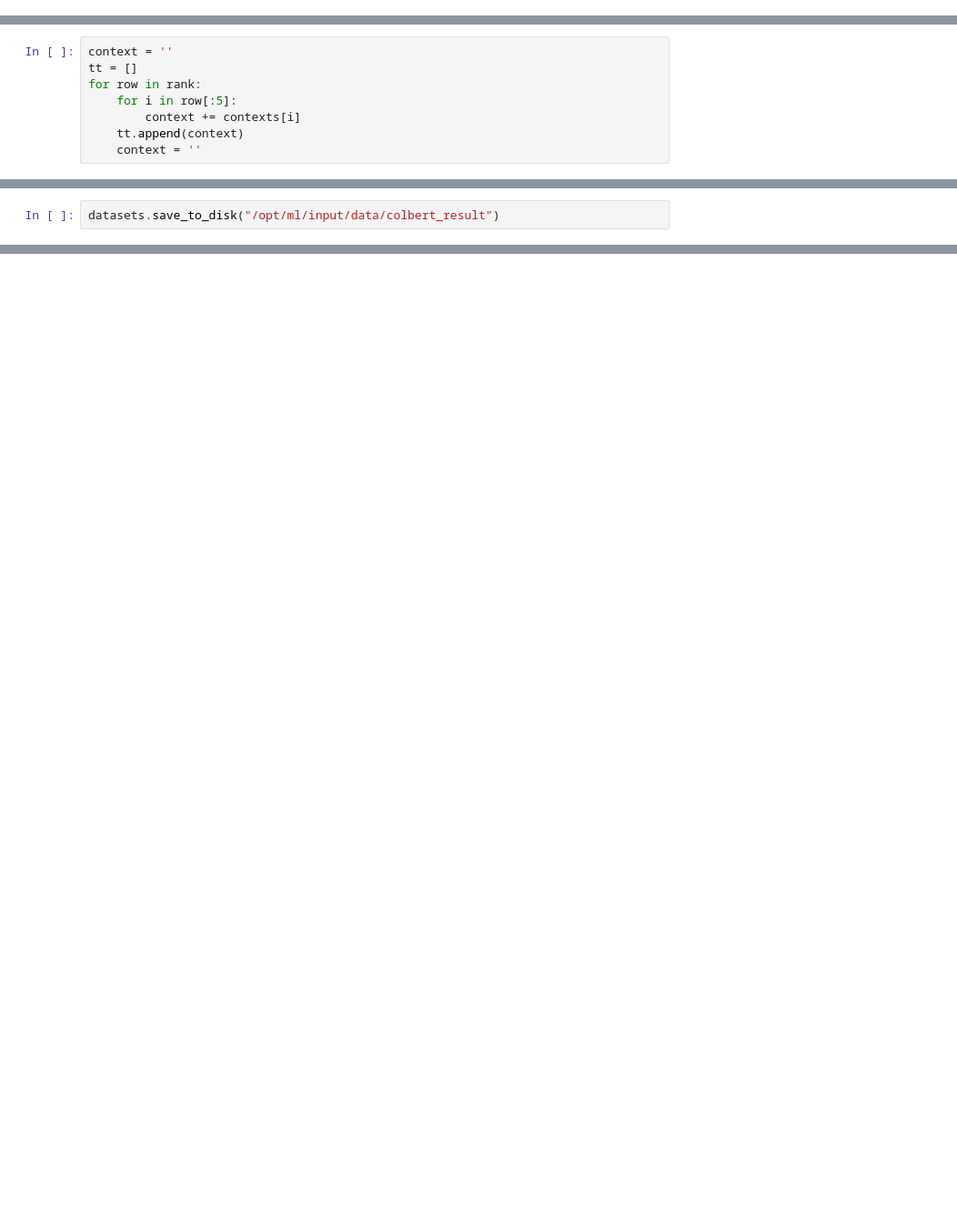
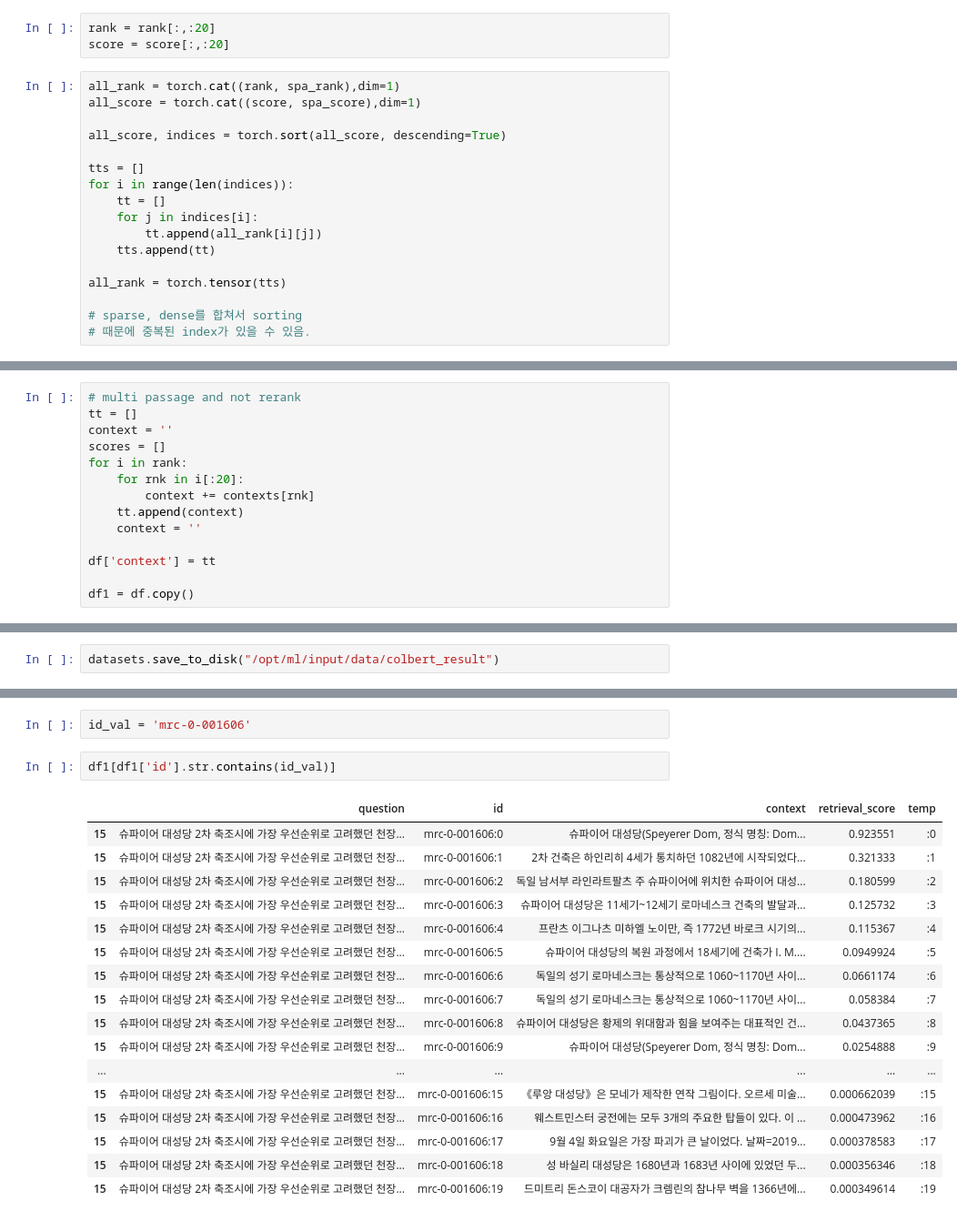
Before and after one commit to boostcampaitech3/level2-mrc-level2-nlp-11, a Jupyter notebook: input/code/colbert/make_colbert_result.ipynb, the cells around one changed output, grey strips where cells are left out. Shown: that part at 91% size. Drawn from its saved outputs; the diff is of its cells as text; blank space fills up the shorter version.

```diff
--- a/input/code/colbert/make_colbert_result.ipynb
+++ b/input/code/colbert/make_colbert_result.ipynb
@@ -24,2 +35,22 @@ contexts = list(
+# %%
+rank = rank[:,:20]
+score = score[:,:20]
+# %%
+all_rank = torch.cat((rank, spa_rank),dim=1)
+all_score = torch.cat((score, spa_score),dim=1)
+
+all_score, indices = torch.sort(all_score, descending=True)
+
+tts = []
+for i in range(len(indices)):
+    tt = []
+    for j in indices[i]:
+        tt.append(all_rank[i][j])
+    tts.append(tt)
+
+all_rank = torch.tensor(tts)
+
+# sparse, dense를 합쳐서 sorting
+# 때문에 중복된 index가 있을 수 있음.
 # %%
 df = test_dataset['validation'].to_pandas()
@@ -26,8 +103,14 @@ df = test_dataset['validation'].to_pandas()
 # %%
+# multi passage and not rerank
+tt = []
 context = ''
-tt = []
-for row in rank:
-    for i in row[:5]:
-        context += contexts[i]
+scores = []
+for i in rank:
+    for rnk in i[:20]:
+        context += contexts[rnk]
     tt.append(context)
     context = ''
+
+df['context'] = tt
+
+df1 = df.copy()
@@ -50,0 +232,22 @@ datasets = load_from_disk("/opt/ml/input/data/colbert_result")
+# %%
+id_val = 'mrc-0-001606'
+# %%
+df1[df1['id'].str.contains(id_val)]
+# %% [output]
+|  | question | id | context | retrieval_score | temp |
+| 15 | 슈파이어 대성당 2차 축조시에 가장 우선순위로 고려했던 천장... | mrc-0-001606:0 | 슈파이어 대성당(Speyerer Dom, 정식 명칭: Dom... | 0.923551 | :0 |
+| 15 | 슈파이어 대성당 2차 축조시에 가장 우선순위로 고려했던 천장... | mrc-0-001606:1 | 2차 건축은 하인리히 4세가 통치하던 1082년에 시작되었다... | 0.321333 | :1 |
+| 15 | 슈파이어 대성당 2차 축조시에 가장 우선순위로 고려했던 천장... | mrc-0-001606:2 | 독일 남서부 라인라트팔츠 주 슈파이어에 위치한 슈파이어 대성... | 0.180599 | :2 |
+| 15 | 슈파이어 대성당 2차 축조시에 가장 우선순위로 고려했던 천장... | mrc-0-001606:3 | 슈파이어 대성당은 11세기~12세기 로마네스크 건축의 발달과... | 0.125732 | :3 |
+| 15 | 슈파이어 대성당 2차 축조시에 가장 우선순위로 고려했던 천장... | mrc-0-001606:4 | 프란츠 이그나츠 미하엘 노이만, 즉 1772년 바로크 시기의... | 0.115367 | :4 |
+| 15 | 슈파이어 대성당 2차 축조시에 가장 우선순위로 고려했던 천장... | mrc-0-001606:5 | 슈파이어 대성당의 복원 과정에서 18세기에 건축가 I. M.... | 0.0949924 | :5 |
+| 15 | 슈파이어 대성당 2차 축조시에 가장 우선순위로 고려했던 천장... | mrc-0-001606:6 | 독일의 성기 로마네스크는 통상적으로 1060~1170년 사이... | 0.0661174 | :6 |
+| 15 | 슈파이어 대성당 2차 축조시에 가장 우선순위로 고려했던 천장... | mrc-0-001606:7 | 독일의 성기 로마네스크는 통상적으로 1060~1170년 사이... | 0.058384 | :7 |
+| 15 | 슈파이어 대성당 2차 축조시에 가장 우선순위로 고려했던 천장... | mrc-0-001606:8 | 슈파이어 대성당은 황제의 위대함과 힘을 보여주는 대표적인 건... | 0.0437365 | :8 |
+| 15 | 슈파이어 대성당 2차 축조시에 가장 우선순위로 고려했던 천장... | mrc-0-001606:9 | 슈파이어 대성당(Speyerer Dom, 정식 명칭: Dom... | 0.0254888 | :9 |
+| ... | ... | ... | ... | ... | ... |
+| 15 | 슈파이어 대성당 2차 축조시에 가장 우선순위로 고려했던 천장... | mrc-0-001606:15 | 《루앙 대성당》은 모네가 제작한 연작 그림이다. 오르세 미술... | 0.000662039 | :15 |
+| 15 | 슈파이어 대성당 2차 축조시에 가장 우선순위로 고려했던 천장... | mrc-0-001606:16 | 웨스트민스터 궁전에는 모두 3개의 주요한 탑들이 있다. 이 ... | 0.000473962 | :16 |
+| 15 | 슈파이어 대성당 2차 축조시에 가장 우선순위로 고려했던 천장... | mrc-0-001606:17 | 9월 4일 화요일은 가장 파괴가 큰 날이었다. 날짜=2019... | 0.000378583 | :17 |
+| 15 | 슈파이어 대성당 2차 축조시에 가장 우선순위로 고려했던 천장... | mrc-0-001606:18 | 성 바실리 대성당은 1680년과 1683년 사이에 있었던 두... | 0.000356346 | :18 |
+| 15 | 슈파이어 대성당 2차 축조시에 가장 우선순위로 고려했던 천장... | mrc-0-001606:19 | 드미트리 돈스코이 대공자가 크렘린의 참나무 벽을 1366년에... | 0.000349614 | :19 |
```
Also changed, not shown: parts of 23 cells of this notebook, 7 other files.
